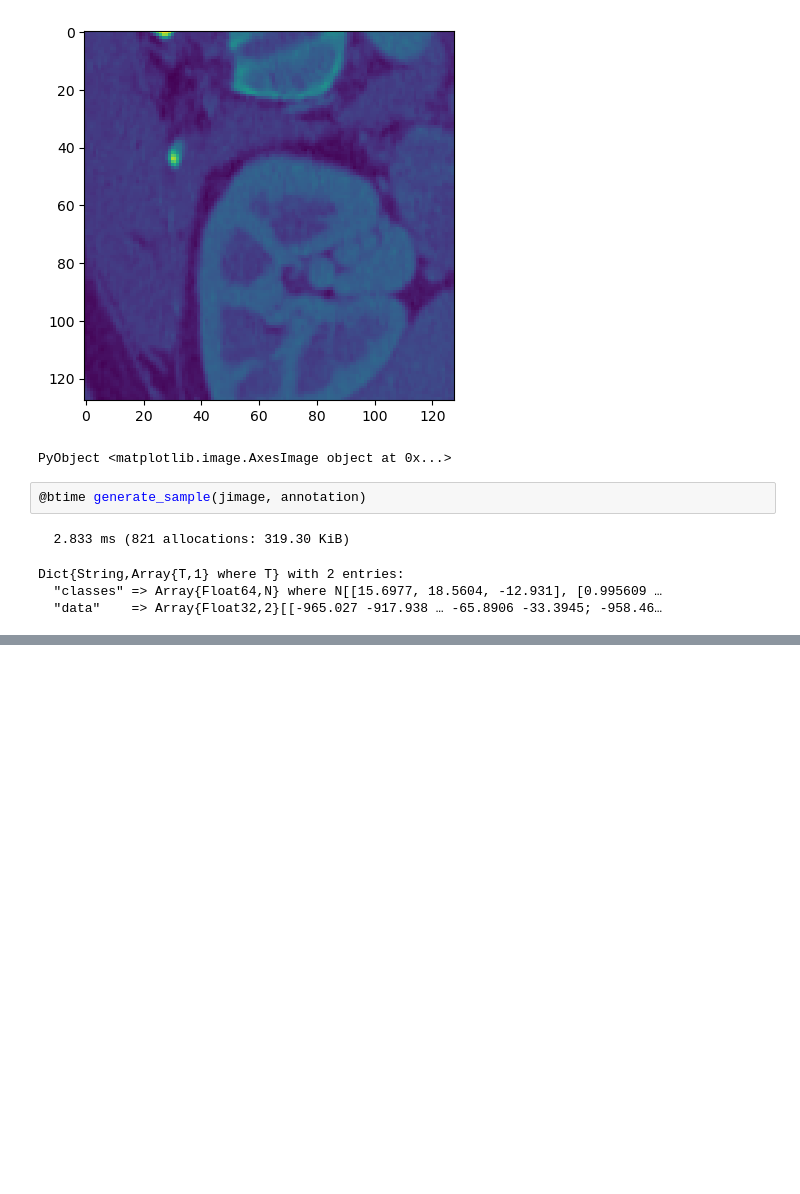
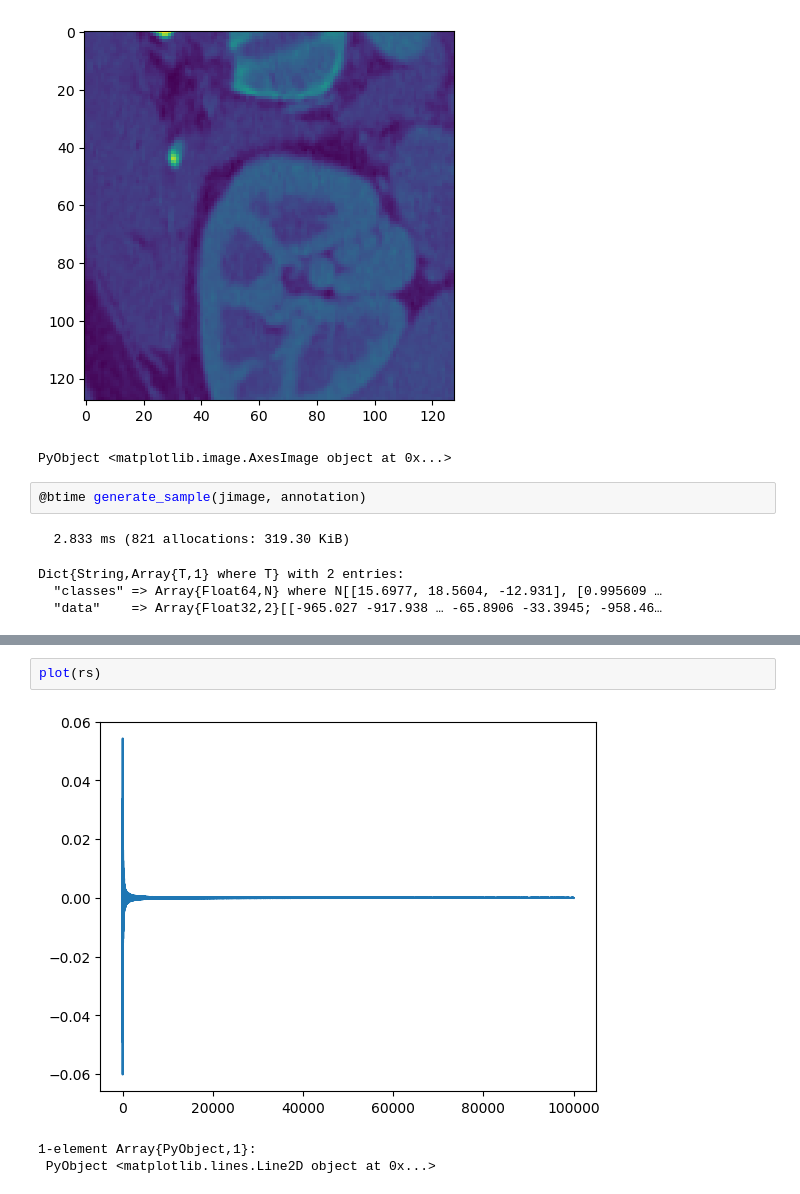
Before and after one commit to HastingsGreer/DualProbeUltrasound, a Jupyter notebook: julia-generation-demo.ipynb, the cells around one changed output, grey strips where cells are left out. Cells and saved outputs as stored; diff of their text form; blank space fills up the shorter version.

```diff
--- a/julia-generation-demo.ipynb
+++ b/julia-generation-demo.ipynb
@@ -300,0 +242,6 @@ Dict{String,Array{T,1} where T} with 2 entries:
+# %%
+plot(rs)
+# %% [output]
+[figure, added]
+1-element Array{PyObject,1}:
+ PyObject <matplotlib.lines.Line2D object at 0x...>
```
Also changed, not shown: parts of 27 cells of this notebook.
